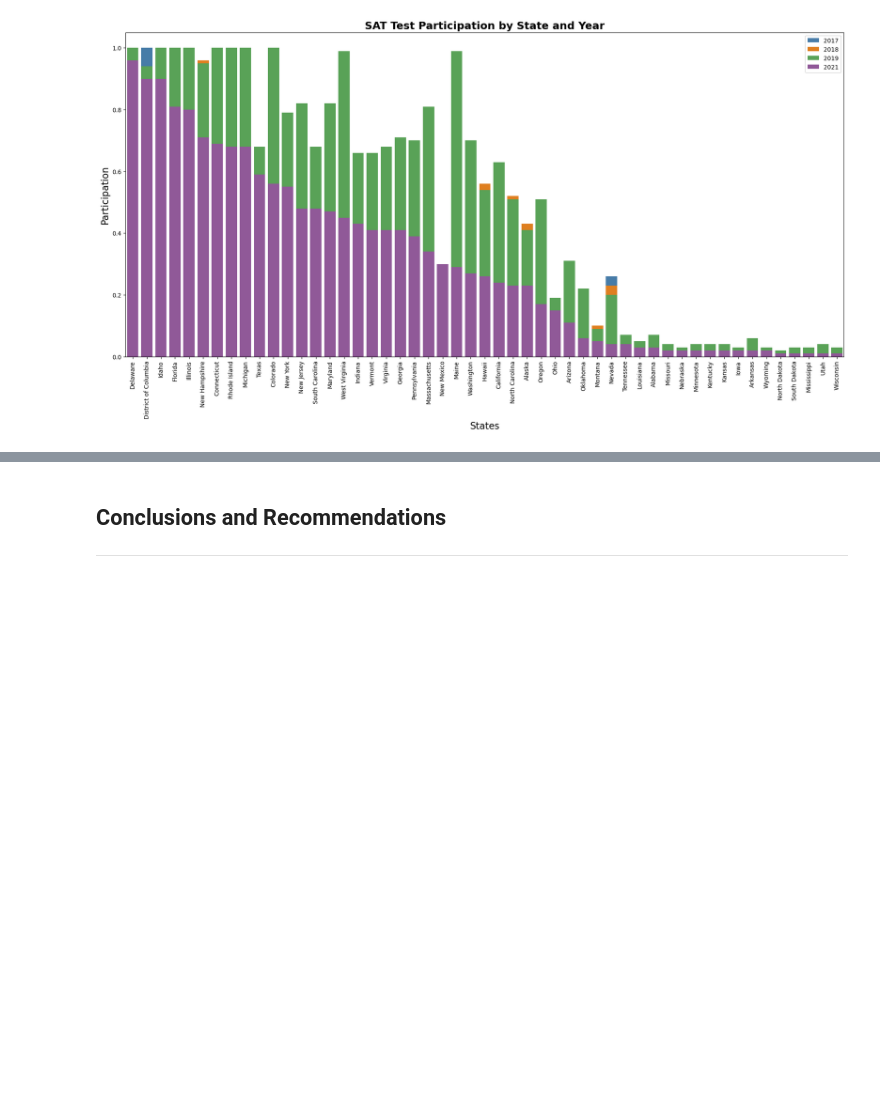
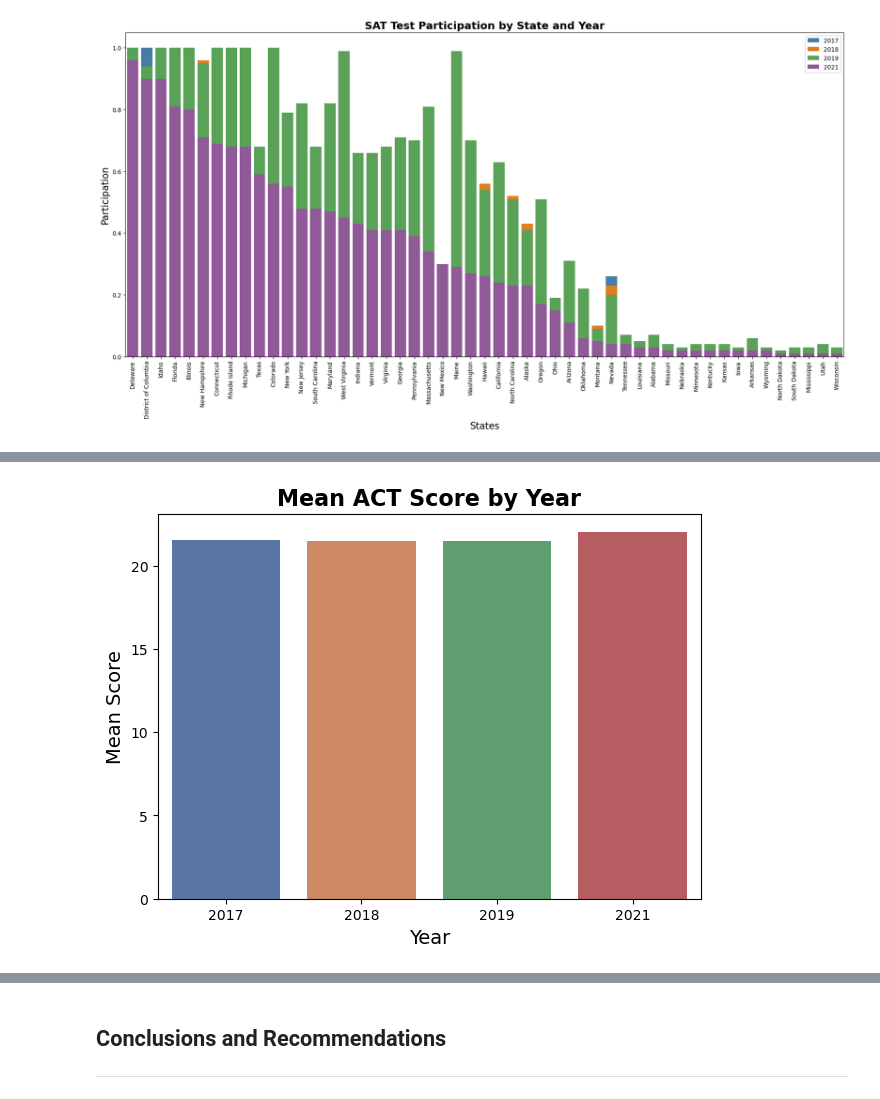
Before and after one commit to argishtiovsepyan/Standardized_Test_Analysis, a Jupyter notebook: code/argishti_project_1.ipynb, the cells around one changed output, grey strips where cells are left out. Cells and saved outputs as stored; diff of their text form; code cells hidden in the pictures; blank space fills up the shorter version.

```diff
--- a/code/argishti_project_1.ipynb
+++ b/code/argishti_project_1.ipynb
@@ -823,10 +824,12 @@ plt.show()
 # %%
-act_score_national = {'Year': ['2017', '2018', '2019', '2021'],'Mean Score': [mean_act['2017_score'],mean_act['2018_score'],mean_act['2019_score'],mean_act['2021_score']]}
+act_score_state = {'Year': ['2017', '2018', '2019', '2021'],'Mean Score': [mean_act['2017_score'],mean_act['2018_score'],mean_act['2019_score'],mean_act['2021_score']]}
 
 plt.figure(figsize=(7, 5))
-sns.barplot(x='Year', y='Mean Score', data = act_score_national, palette = 'deep')
+sns.barplot(x='Year', y='Mean Score', data = act_score_state, palette = 'deep')
 plt.xlabel('Year', fontsize=14)
 plt.ylabel('Mean Score', fontsize=14)
 plt.title('Mean ACT Score by Year', fontweight="bold", fontsize=16)
 plt.show()
+# %% [output]
+[figure, added]
 # %%
```
Also changed, not shown: parts of 3 cells of this notebook.
